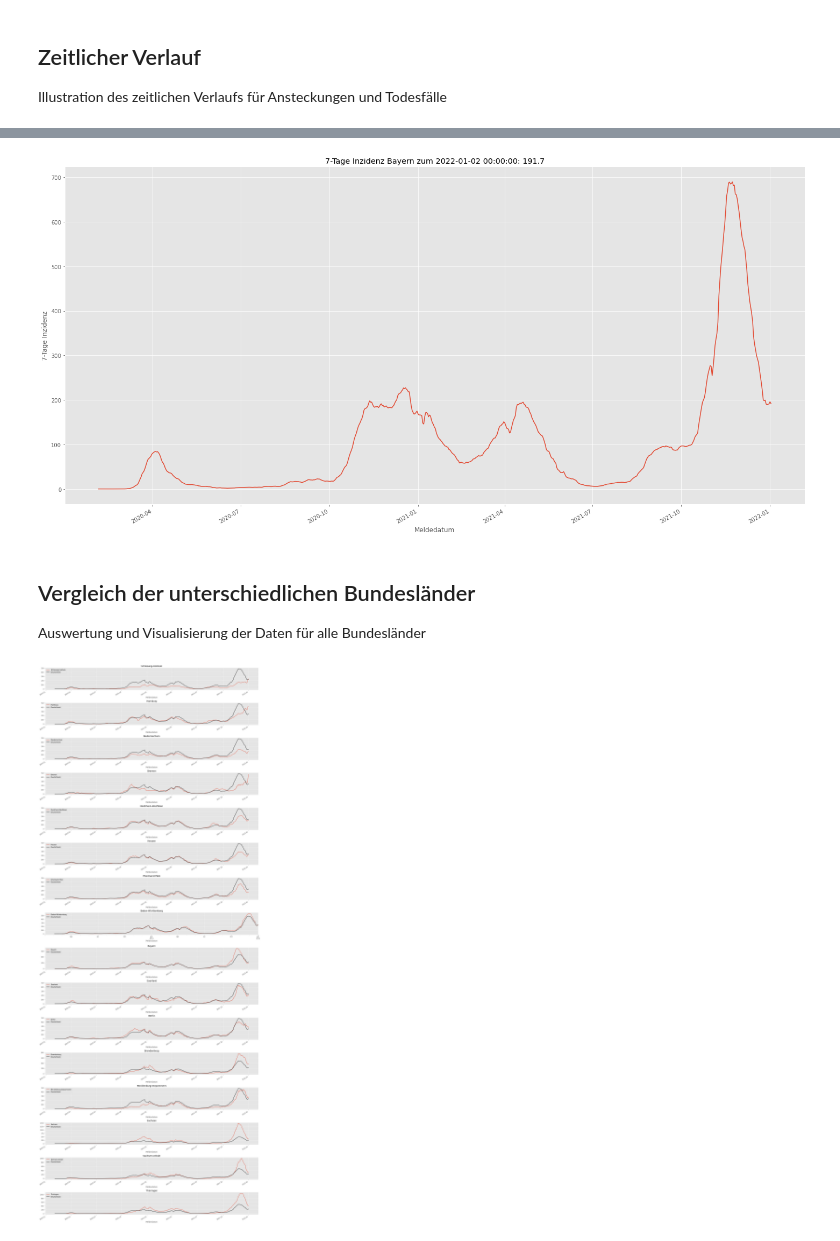
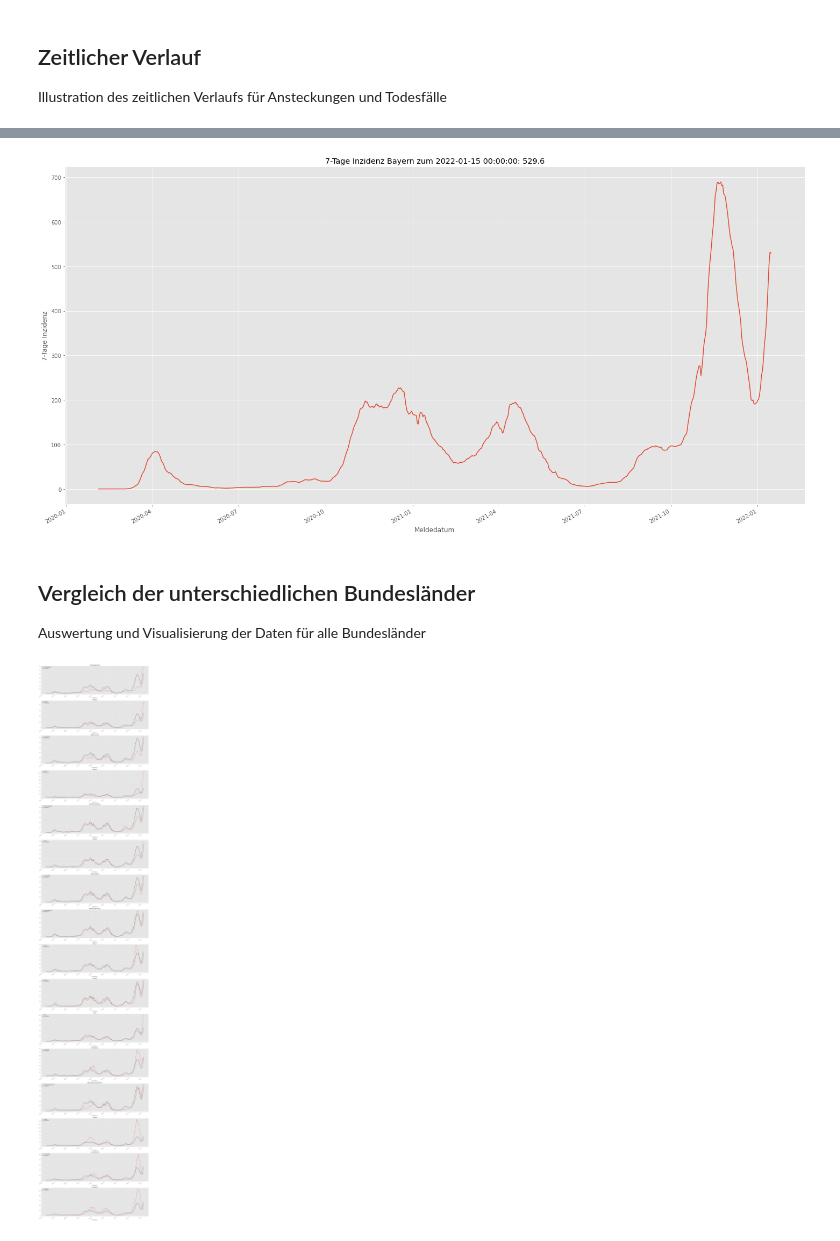
Before and after one commit to PrayForSnow/Data-Analysis-Projects, a Jupyter notebook: 20211004 RKI.ipynb, the cells around one changed output, grey strips where cells are left out. Drawn from its saved outputs; the diff is of its cells as text; code cells hidden in the pictures.

```diff
--- a/20211004 RKI.ipynb
+++ b/20211004 RKI.ipynb
@@ -18,12 +18,14 @@ import seaborn
 plt.style.use('ggplot')
 #seaborn.set()
 
-url = "https://www.arcgis.com/sharing/rest/content/items/f10774f1c63e40168479a1feb6c7ca74/data"
+#Einlesen der Daten - Pandas via URL
+url = "https://www.arcgis.com/sharing/rest/content/items/66876b81065340a4a48710b062319336/data"
 df = pd.read_csv(url , parse_dates = ['Meldedatum', 'Refdatum'])
 
-#df = pd.read_csv('RKI_COVID19.csv' , parse_dates = ['Meldedatum', 'Refdatum'])
+# Einlesen der Datei - Backup für Lokale CSV
+#df = pd.read_csv('RKI_COVID-19.csv' , parse_dates = ['Meldedatum', 'Refdatum'])
 
-list_category = ['FID', 'IdBundesland', 'Bundesland', 'Landkreis', 'Altersgruppe', 'Geschlecht',
+list_category = ['IdBundesland', 'Bundesland', 'Landkreis', 'Altersgruppe', 'Geschlecht',
                 'IdLandkreis', 'Datenstand']
 list_int = ['AnzahlFall', 'Anzahl_Todesfall', 'NeuerFall', 'NeuerTodesfall']
 
@@ -186,7 +188,7 @@ Infektionen und Todesfälle werden nach alter Analysiert, um das Risiko für die
 # Analyse für Deutschland
 
 fig, ax = plt.subplots()
-mask = df['Meldedatum'] > '2021-09-15'
+mask = df['Meldedatum'] > '2021-12-15'
 df_plot = df.loc[mask, ['Altersgruppe', 'AnzahlFall']].groupby('Altersgruppe').sum()
 mult = [20, 10, 5, 100/15, 5]
 for i, j in enumerate(mult):
@@ -211,7 +213,7 @@ plt.show()
 # %%
 # Analyse für Bayern
 
-mask = (df.loc[:, 'Meldedatum'] > '2021-09-15') & (df.loc[:, 'Bundesland'] == 'Bayern')
+mask = (df.loc[:, 'Meldedatum'] > '2021-12-15') & (df.loc[:, 'Bundesland'] == 'Bayern')
 fig, ax = plt.subplots()
 df_plot = df.loc[mask, ['Altersgruppe', 'AnzahlFall']].groupby('Altersgruppe').sum()
 mult = [20, 10, 5, 100/15, 5]
@@ -291,25 +293,28 @@ plt.ylabel('7-Tage Inzidenz')
 plt.tight_layout()
 plt.show()
 # %% [output]
-[figure, old version]
+[figure, new version]
 # %% [markdown]
 ## Vergleich der unterschiedlichen Bundesländer
 Auswertung und Visualisierung der Daten für alle Bundesländer
 # %%
 #laender = list(df['Bundesland'].unique())[:-3]
 laender = list(df['Bundesland'].unique())
-fig, ax = plt.subplots(nrows = len(laender), figsize = (20, 50))
+fig, ax = plt.subplots(nrows = len(laender), figsize = (20, 100))
 
 for j, i in enumerate(laender):
     mask = df.loc[:, 'Bundesland'] == i
     df_plot = sevendayavg(df.loc[mask, :].groupby('Meldedatum')[['AnzahlFall', 'AnzahlTodesfall']].sum(), df_ewbl.loc[i, '2020']/100000)
     df_plot.loc[:, '7day_inzidenz'].plot(ax = ax[j], label = i)
     df_plot = sevendayavg(df.groupby('Meldedatum')[['AnzahlFall', 'AnzahlTodesfall']].sum(), df_ewbl.loc['Deutschland', '2020']/100000)
     df_plot.loc[:, '7day_inzidenz'].plot(ax = ax[j], label = 'Deutschland', c = 'k')
     ax[j].set_title(i)
     ax[j].legend(loc='upper left')
 
 plt.tight_layout()
+
+plt.savefig('Inzidenzen_BL.png')
+
 plt.show()
 # %% [output]
-[figure, old version]
+[figure, new version]
```
Also changed, not shown: parts of 11 cells of this notebook.
